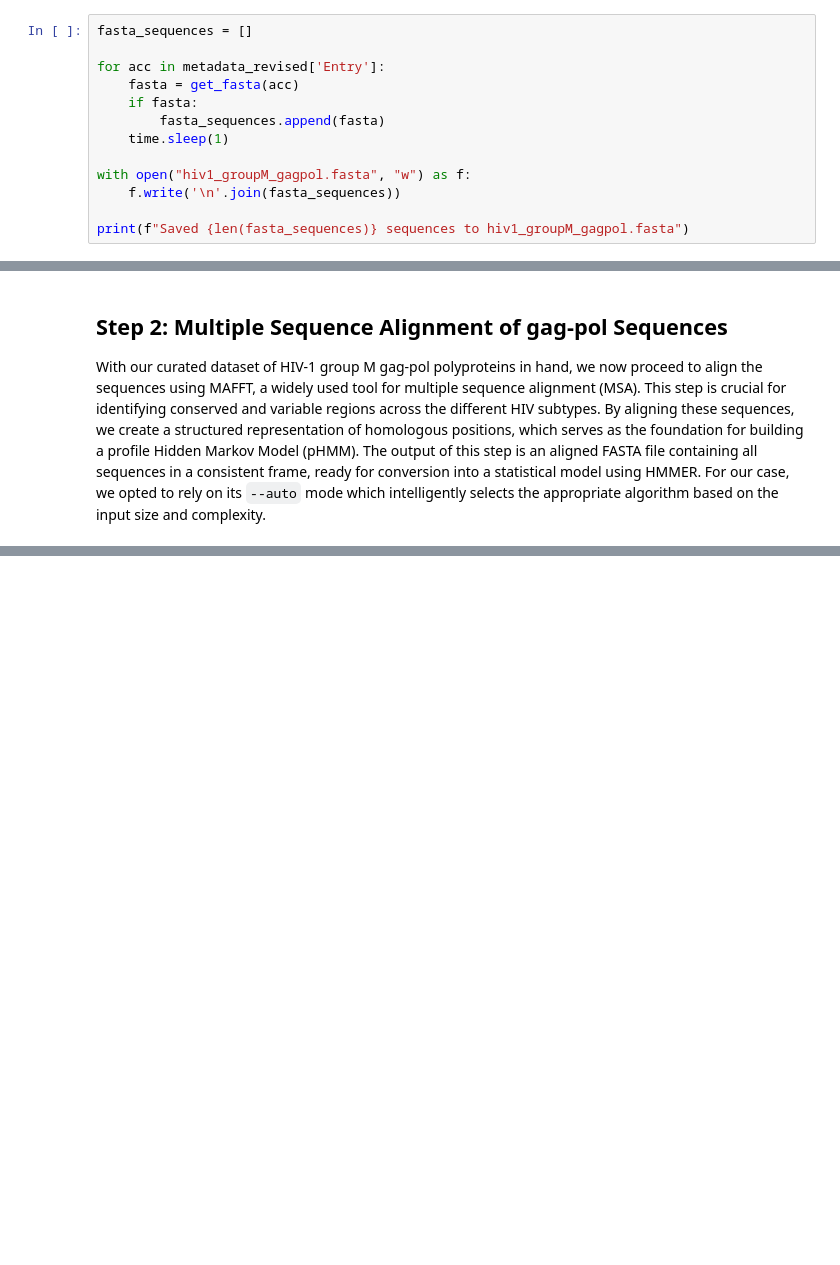
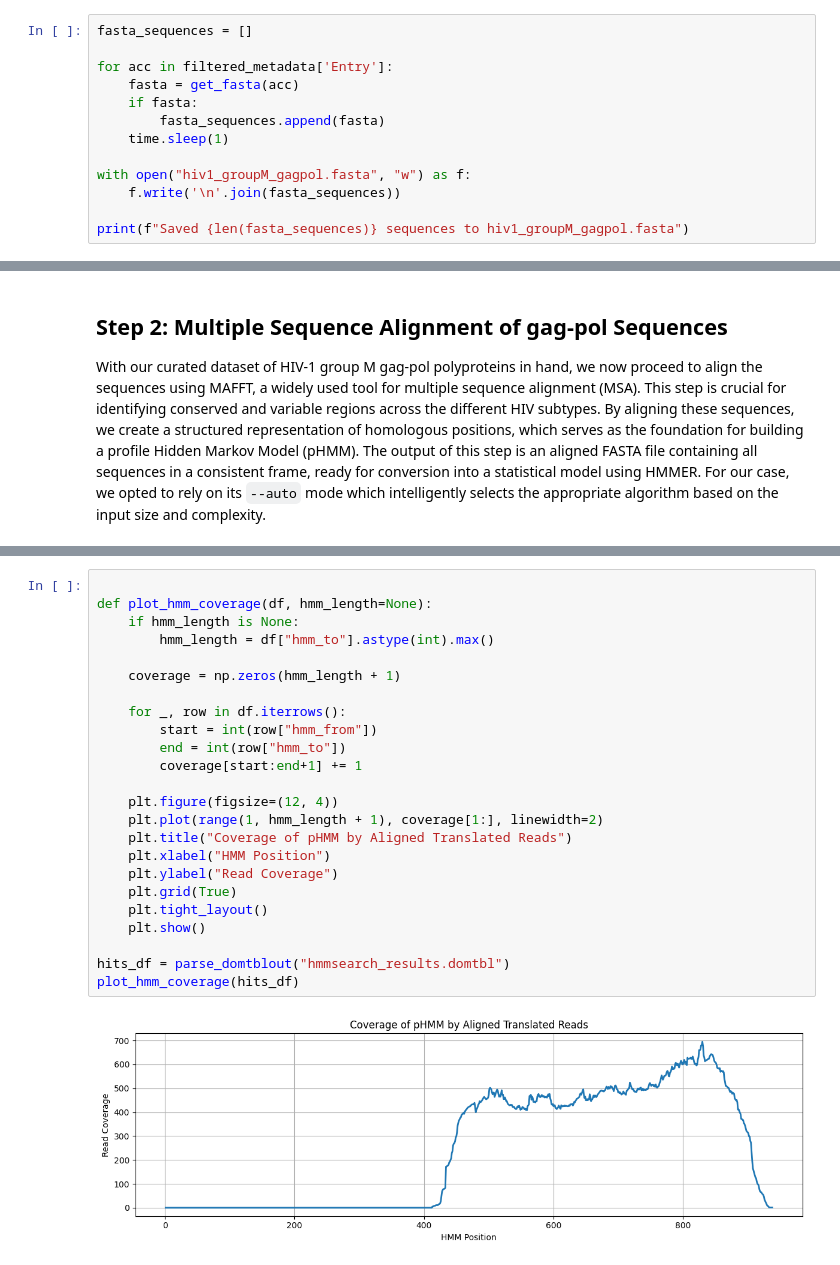
Before and after one commit to francisisip/bioinfo-ho6, a Jupyter notebook: notebook.ipynb, the cells around one changed output, grey strips where cells are left out. Saved outputs shown, nothing was run; the diff lists cells and outputs as text; blank space fills up the shorter version.

```diff
--- a/notebook.ipynb
+++ b/notebook.ipynb
@@ -140,7 +141,7 @@ Total number of sequences found: 36
 # %%
 fasta_sequences = []
 
-for acc in metadata_revised['Entry']:
+for acc in filtered_metadata['Entry']:
     fasta = get_fasta(acc)
     if fasta:
         fasta_sequences.append(fasta)
@@ -269,0 +337,26 @@ HMMER build successful.
+# %%
+
+def plot_hmm_coverage(df, hmm_length=None):
+    if hmm_length is None:
+        hmm_length = df["hmm_to"].astype(int).max()
+
+    coverage = np.zeros(hmm_length + 1)
+
+    for _, row in df.iterrows():
+        start = int(row["hmm_from"])
+        end = int(row["hmm_to"])
+        coverage[start:end+1] += 1
+
+    plt.figure(figsize=(12, 4))
+    plt.plot(range(1, hmm_length + 1), coverage[1:], linewidth=2)
+    plt.title("Coverage of pHMM by Aligned Translated Reads")
+    plt.xlabel("HMM Position")
+    plt.ylabel("Read Coverage")
+    plt.grid(True)
+    plt.tight_layout()
+    plt.show()
+
+hits_df = parse_domtblout("hmmsearch_results.domtbl")
+plot_hmm_coverage(hits_df)
+# %% [output]
+[figure, added]
```
Also changed, not shown: parts of 21 cells of this notebook, 11 other files.
